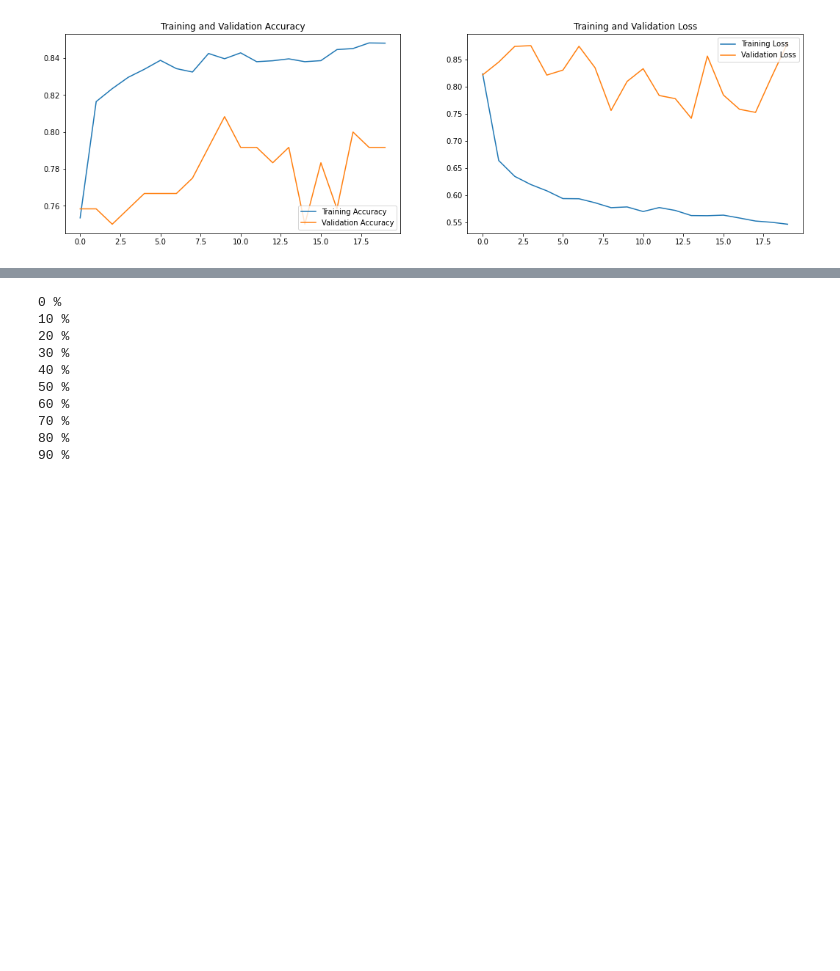
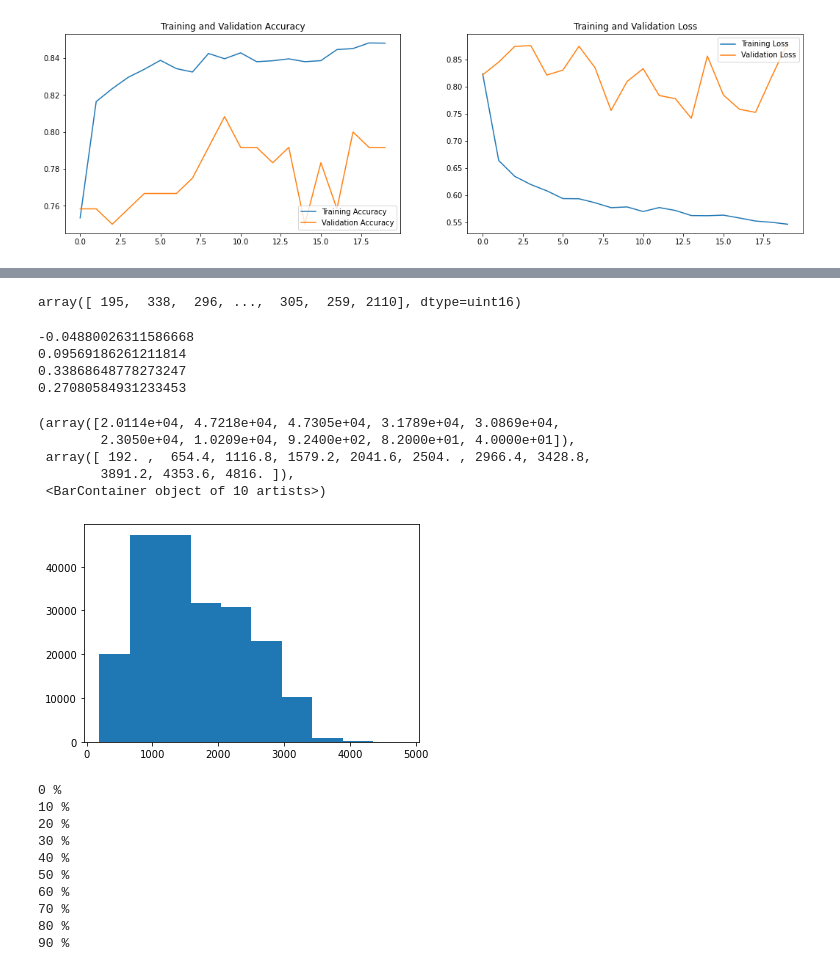
Before and after one commit to ManshaP/sentinel_industry, a Jupyter notebook: try_model-Copy1.ipynb, the cells around one changed output, grey strips where cells are left out. Saved outputs shown, nothing was run; the diff lists cells and outputs as text; code cells hidden in the pictures; blank space fills up the shorter version.

```diff
--- a/try_model-Copy1.ipynb
+++ b/try_model-Copy1.ipynb
@@ -309,3 +338,21 @@ for i in range(9):
+# %%
+next_element[0].numpy().reshape(-1)
+# %% [output]
+array([ 195,  338,  296, ...,  305,  259, 2110], dtype=uint16)
+# %%
+next_element = iterator.get_next()
+plt.hist(next_element[0].numpy().reshape(-1))
+# %% [output]
+-0.04880026311586668
+0.09569186261211814
+0.33868648778273247
+0.27080584931233453
+(array([2.0114e+04, 4.7218e+04, 4.7305e+04, 3.1789e+04, 3.0869e+04,
+        2.3050e+04, 1.0209e+04, 9.2400e+02, 8.2000e+01, 4.0000e+01]),
+ array([ 192. ,  654.4, 1116.8, 1579.2, 2041.6, 2504. , 2966.4, 3428.8,
+        3891.2, 4353.6, 4816. ]),
+ <BarContainer object of 10 artists>)
+[figure, added]
 # %%
 plt.figure(figsize=(10, 10))
 ch1, ch2, ch3, ch4 = np.array([]),np.array([]),np.array([]),np.array([]),
```
Also changed, not shown: parts of 24 cells of this notebook, 6 other files.
